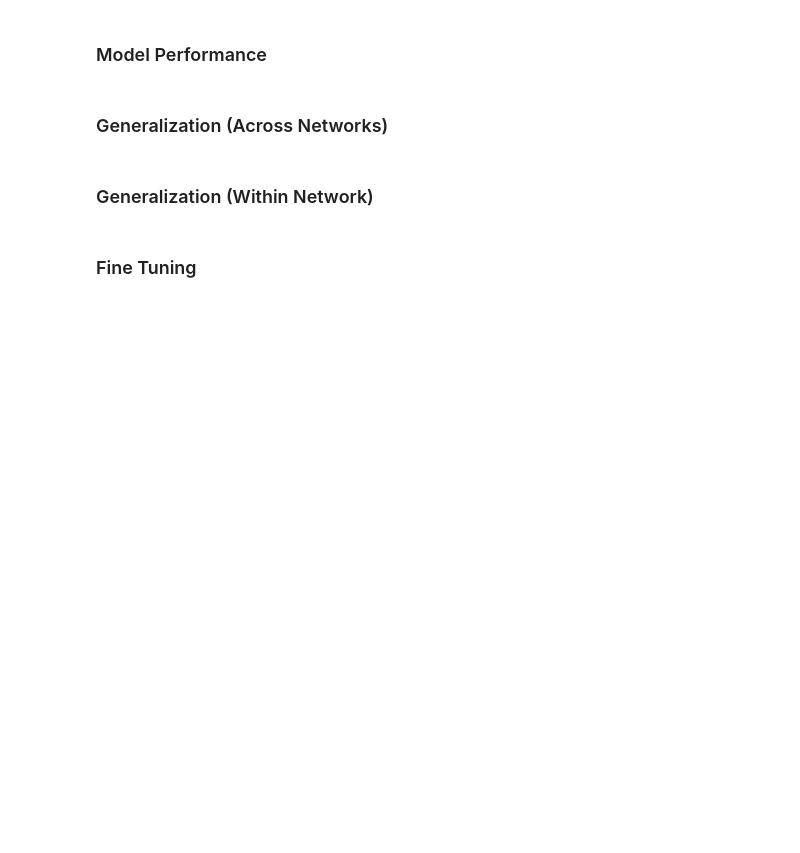
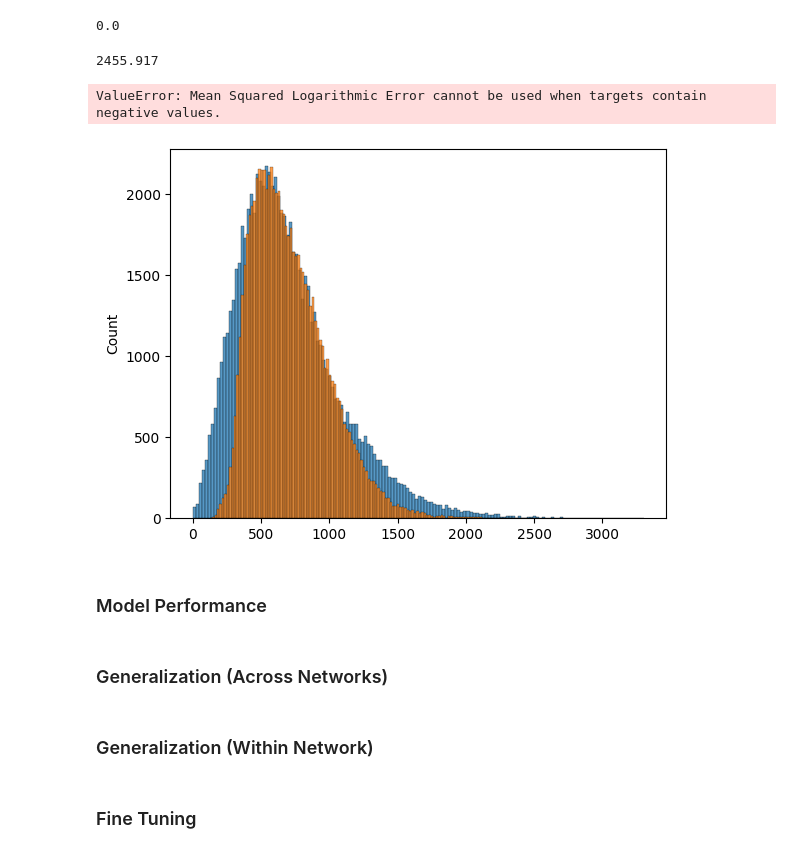
Before and after one commit to zackAemmer/open_bus_tools, a Jupyter notebook: notebooks/explore_results.ipynb, the cells around one changed output. Saved outputs shown, nothing was run; the diff lists cells and outputs as text; code cells hidden in the pictures; blank space fills up the shorter version.

```diff
--- a/notebooks/explore_results.ipynb
+++ b/notebooks/explore_results.ipynb
@@ -10,2 +13,4 @@ import seaborn as sns
 
 from openbustools import data_utils, plotting
+# %%
+model_res = pickle.load(open("../results/kcm/FF.pkl", 'rb'))
@@ -12,3 +37,34 @@ from openbustools import data_utils, plotting
+# %%
+def regression_results(labels, preds):
+    # Regression metrics
+    explained_variance=metrics.explained_variance_score(labels, preds)
+    mean_absolute_error=metrics.mean_absolute_error(labels, preds)
+    mse=metrics.mean_squared_error(labels, preds)
+    mean_squared_log_error=metrics.mean_squared_log_error(labels, preds)
+    median_absolute_error=metrics.median_absolute_error(labels, preds)
+    r2=metrics.r2_score(labels, preds)
+
+    print('explained_variance: ', round(explained_variance,4))
+    print('mean_squared_log_error: ', round(mean_squared_log_error,4))
+    print('r2: ', round(r2,4))
+    print('MAE: ', round(mean_absolute_error,4))
+    print('MSE: ', round(mse,4))
+    print('RMSE: ', round(np.sqrt(mse),4))
+# %%
+np.min(model_res[4]['same_city']['labels'])
+# %% [output]
+0.0
+# %%
+np.max(model_res[0]['same_city']['preds'])
+# %% [output]
+2455.917
+# %%
+axes = sns.histplot(model_res[0]['same_city']['labels'])
+sns.histplot(model_res[0]['same_city']['preds'], ax=axes)
+regression_results(model_res[0]['same_city']['labels'], model_res[0]['same_city']['preds'])
+# %% [output]
+ValueError: Mean Squared Logarithmic Error cannot be used when targets contain negative values.
+[figure, added]
 # %%
 run_folder_kcm = "../results/big_run/kcm/models/"
 run_folder_atb = "../results/big_run/atb/models/"
```
Also changed, not shown: parts of 2 cells of this notebook, 5 other files.
